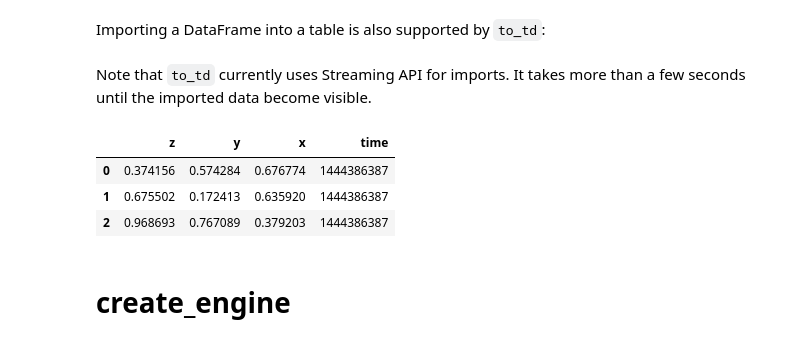
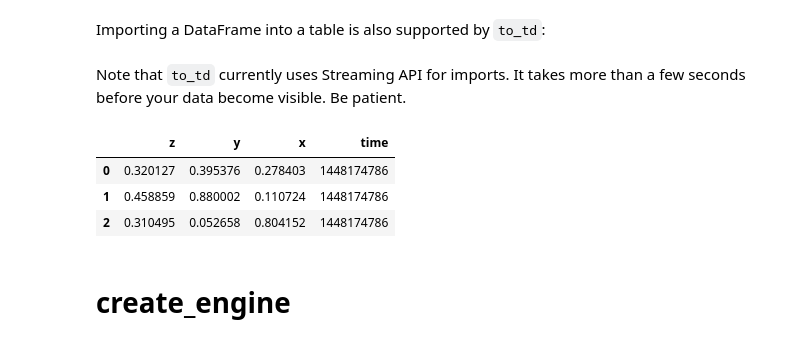
Before and after one commit to treasure-data/pandas-td, a Jupyter notebook: doc/tutorial.ipynb, the cells around one changed output. Drawn from its saved outputs; the diff is of its cells as text; code cells hidden in the pictures.

```diff
--- a/doc/tutorial.ipynb
+++ b/doc/tutorial.ipynb
@@ -19,7 +22,7 @@ import pandas_td as td
 engine = td.create_engine('presto:sample_datasets')
 
 # Alternatively, initialize a connection explicitly
-con = td.connect(apikey=os.environ['TD_API_KEY'], endpoint='https://api.treasuredata.com/')
+con = td.connect(apikey=os.environ['TD_API_KEY'], endpoint=os.environ['TD_API_SERVER'])
 engine = td.create_engine('presto:sample_datasets', con=con)
 # %% [markdown]
 You can run a query by ``read_td``:
@@ -61,13 +64,13 @@ td.to_td(df, 'tutorial.tut1', con, if_exists='replace', index=False)
 # %% [markdown]
-Note that ``to_td`` currently uses Streaming API for imports.  It takes more than a few seconds until the imported data become visible.
+Note that ``to_td`` currently uses Streaming API for imports.  It takes more than a few seconds before your data become visible.  Be patient.
 # %%
-# Check the result after a while
-td.read_td_table('tutorial.tut1', engine)
+# Check the result
+td.read_td_table('tutorial.import1', engine)
 # %% [output]
 |  | z | y | x | time |
-| 0 | 0.374156 | 0.574284 | 0.676774 | 1444386387 |
-| 1 | 0.675502 | 0.172413 | 0.635920 | 1444386387 |
-| 2 | 0.968693 | 0.767089 | 0.379203 | 1444386387 |
+| 0 | 0.320127 | 0.395376 | 0.278403 | 1448174786 |
+| 1 | 0.458859 | 0.880002 | 0.110724 | 1448174786 |
+| 2 | 0.310495 | 0.052658 | 0.804152 | 1448174786 |
 # %% [markdown]
 # create_engine
 # %%
```
Also changed, not shown: parts of 15 cells of this notebook, 1 other file.
